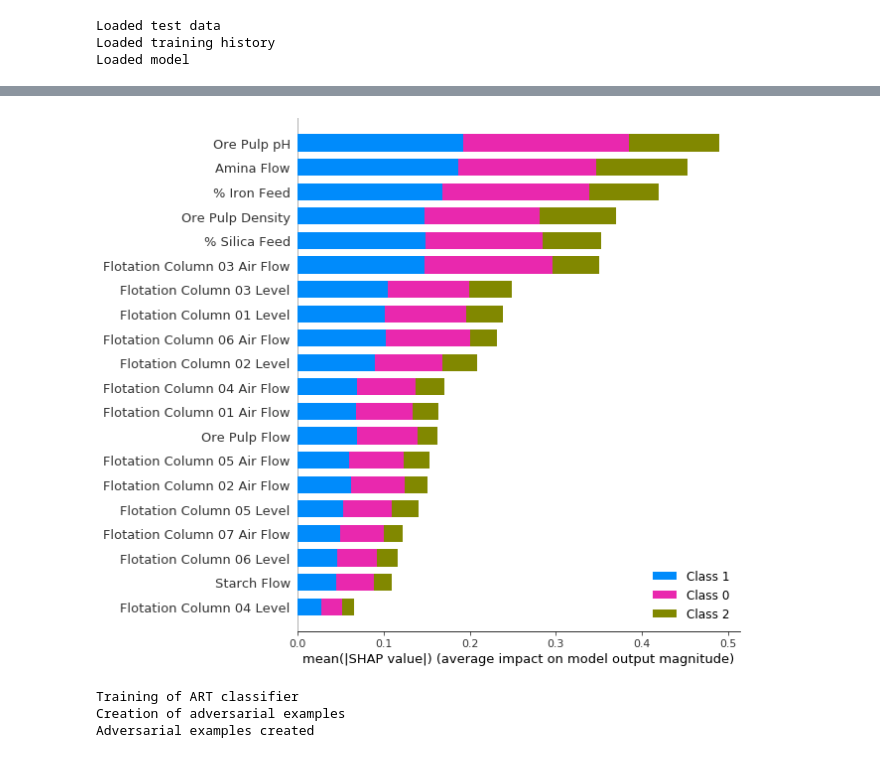
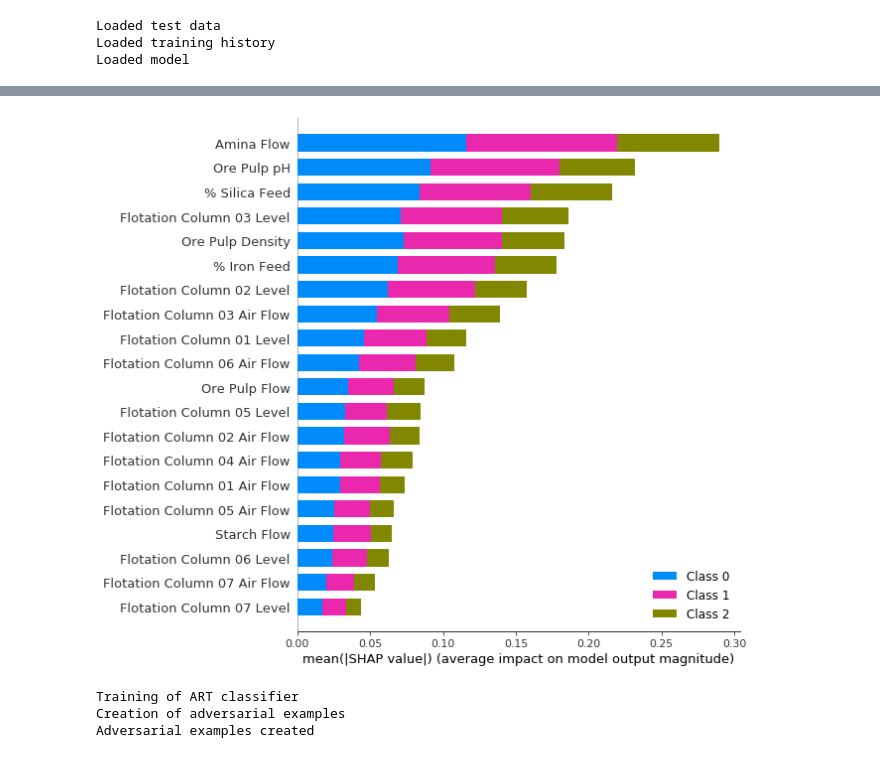
Before and after one commit to moovai/model_validation_tutorial, a Jupyter notebook: Model Validation Tutorial.ipynb, the cells around one changed output, grey strips where cells are left out. Drawn from its saved outputs; the diff is of its cells as text; code cells hidden in the pictures.

```diff
--- a/Model Validation Tutorial.ipynb
+++ b/Model Validation Tutorial.ipynb
@@ -341,5 +340,5 @@ fig.show()
 # %%
-X_test, y_test, history, loaded_model, feature_names = load_validation_input('model_4')
+X_test, y_test, history, loaded_model, feature_names = load_validation_input('model_2')
 # %% [output]
 Loaded test data
 Loaded training history
@@ -395,12 +394,12 @@ fig.show()
 [interactive output not drawn]
 # %%
 # Interpretability
-background = X_test[:20]
+background = X_test[:200]
 e = shap.DeepExplainer(loaded_model, background)
 shap_values = e.shap_values(X_test)
-shap.summary_plot(shap_values, X_test[100], feature_names=feature_names ,plot_type="bar")
+shap.summary_plot(shap_values, X_test[1000], feature_names=feature_names ,plot_type="bar")
 # %% [output]
-[figure, old version]
+[figure, new version]
 # %%
 #Create classifier to identify the decision boundaries
 classifier = KerasClassifier(model=loaded_model, use_logits=False)
```
Also changed, not shown: parts of 12 cells of this notebook, 14 other files.
